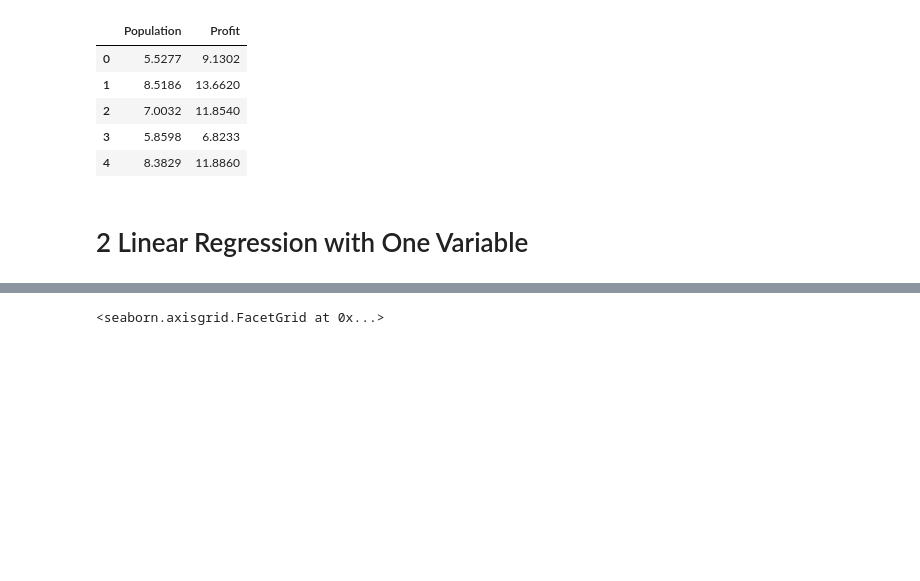
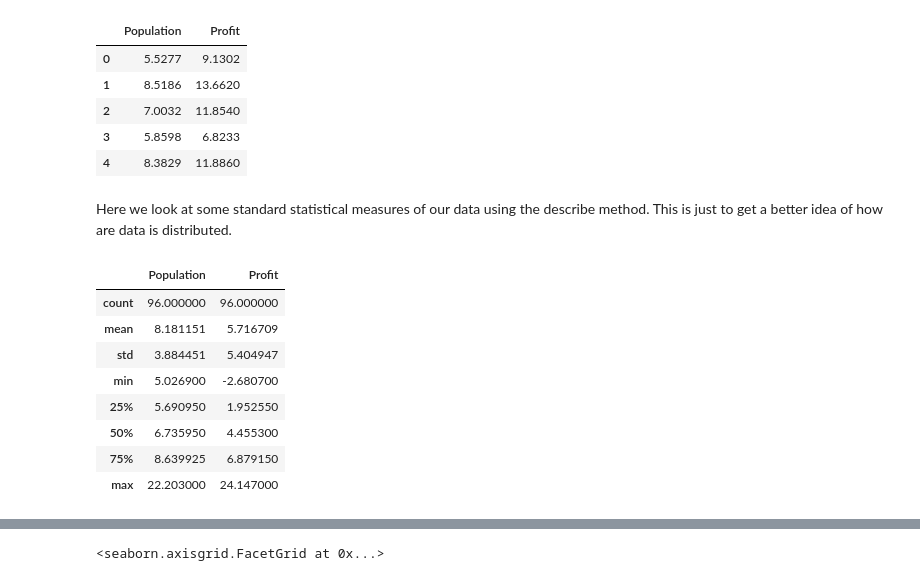
Before and after one commit to jaredwilliam/ML_stanford_coursera, a Jupyter notebook: Week 02/machine-learning-ex1/ex1/Homework in Python.ipynb, the cells around one changed output, grey strips where cells are left out. Drawn from its saved outputs; the diff is of its cells as text; code cells hidden in the pictures; blank space fills up the shorter version.

```diff
--- a/Week 02/machine-learning-ex1/ex1/Homework in Python.ipynb
+++ b/Week 02/machine-learning-ex1/ex1/Homework in Python.ipynb
@@ -25,6 +24,18 @@ df.head()
 | 2 | 7.0032 | 11.8540 |
 | 3 | 5.8598 | 6.8233 |
 | 4 | 8.3829 | 11.8860 |
-# %% [markdown]
-# 2 Linear Regression with One Variable
+# %% [markdown]
+Here we look at some standard statistical measures of our data using the describe method. This is just to get a better idea of how are data is distributed.
+# %%
+df.describe()
+# %% [output]
+|  | Population | Profit |
+| count | 96.000000 | 96.000000 |
+| mean | 8.181151 | 5.716709 |
+| std | 3.884451 | 5.404947 |
+| min | 5.026900 | -2.680700 |
+| 25% | 5.690950 | 1.952550 |
+| 50% | 6.735950 | 4.455300 |
+| 75% | 8.639925 | 6.879150 |
+| max | 22.203000 | 24.147000 |
 # %% [markdown]
```
Also changed, not shown: parts of 53 cells of this notebook.
